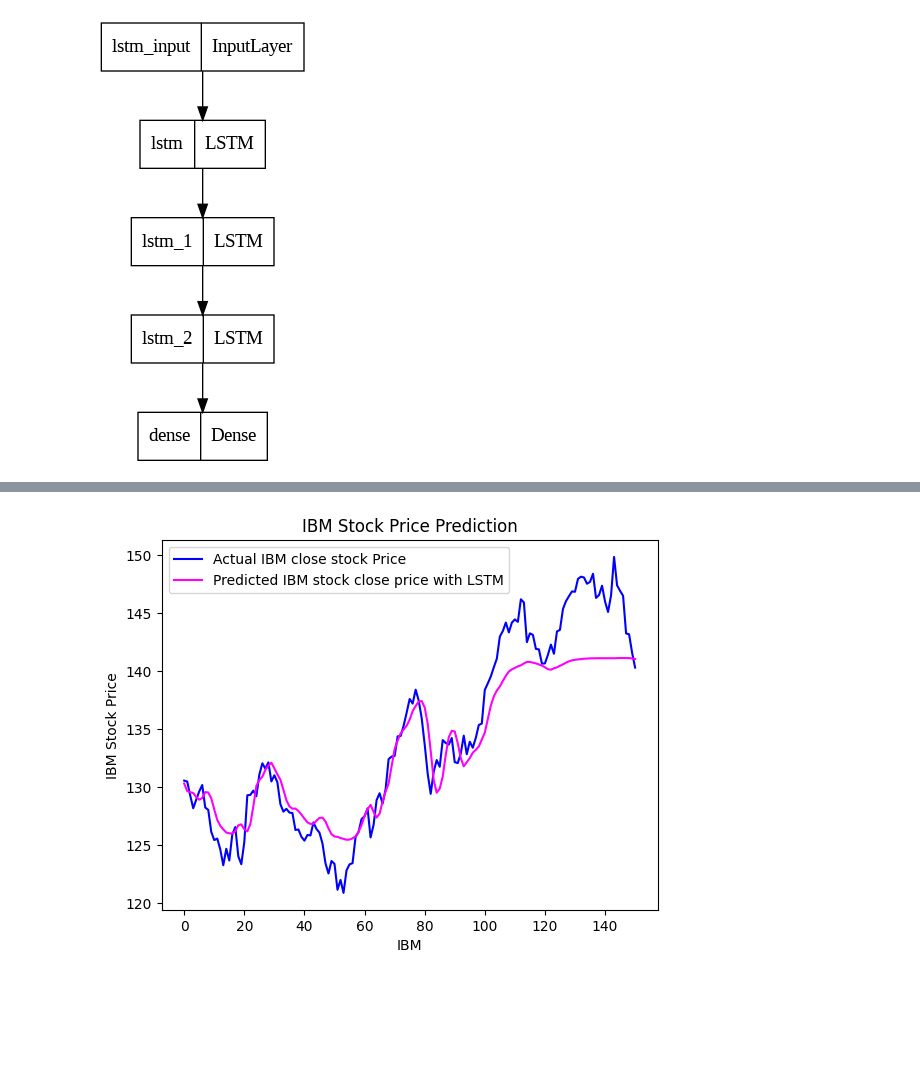
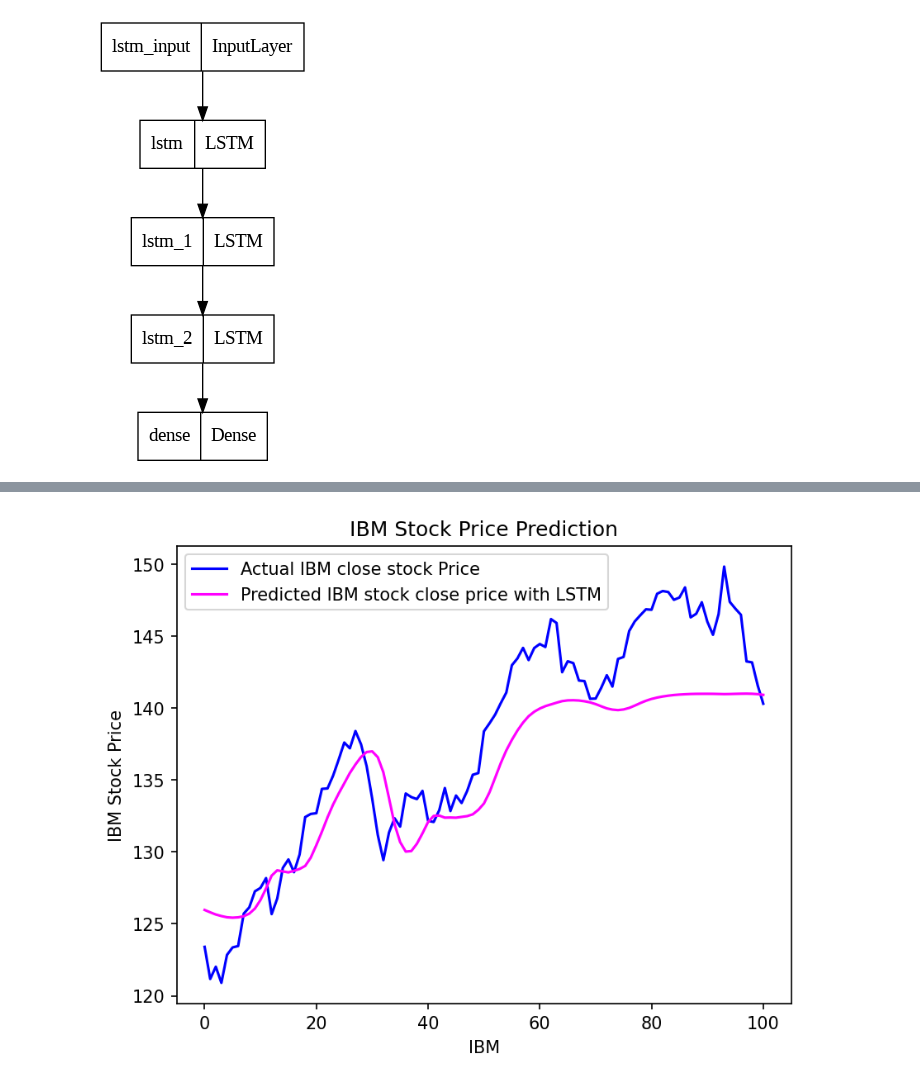
Before and after one commit to bksat90/StockPrediction, a Jupyter notebook: StockPrediction.ipynb, the cells around one changed output, grey strips where cells are left out. Drawn from its saved outputs; the diff is of its cells as text; code cells hidden in the pictures; blank space fills up the shorter version.

```diff
--- a/StockPrediction.ipynb
+++ b/StockPrediction.ipynb
@@ -41,10 +41,10 @@ scaled_data = scaler.fit_transform(close_data)
 
 ## Creating the time series data structure with structure N * T * D
 # N = number of samples, T = block/series size = look_back, D = features = 1
-look_back = 40
+look_back = 60
 
 # 75% data is considered as train data
-train_size = int(len(scaled_data) * 0.70)
+train_size = int(len(scaled_data) * 0.80)
 train_data = scaled_data[:train_size]
 test_data = scaled_data[train_size - look_back:]
 
@@ -96,5 +96,5 @@ model.compile(optimizer=tf.keras.optimizers.Adam(learning_rate=0.001),
 # fit the model
 r = model.fit(train_generator,
               validation_data=(test_generator),
-              epochs=20)
+              epochs=10)
 # %% [output]
@@ -138,15 +141,15 @@ actual_close_prices = scaler.inverse_transform(test_data[look_back:])
 # %%
 # Plot the data
-plt.figure()
+plt.figure(dpi=150)
 plt.plot(actual_close_prices, color='blue', label='Actual IBM close stock Price')
 plt.plot(data_predictions, color='magenta', label='Predicted IBM stock close price with LSTM')
 plt.title('IBM Stock Price Prediction')
 plt.xlabel('IBM')
 plt.ylabel('IBM Stock Price')
 plt.legend()
 plt.show()
 # %% [output]
-[figure, old version]
+[figure, new version]
 # %%
 def predict_future_days(model, base_data, days_to_predict, scaler, look_back=2000):
     # Start with the last days of the base data
```
Also changed, not shown: parts of 7 cells of this notebook.
